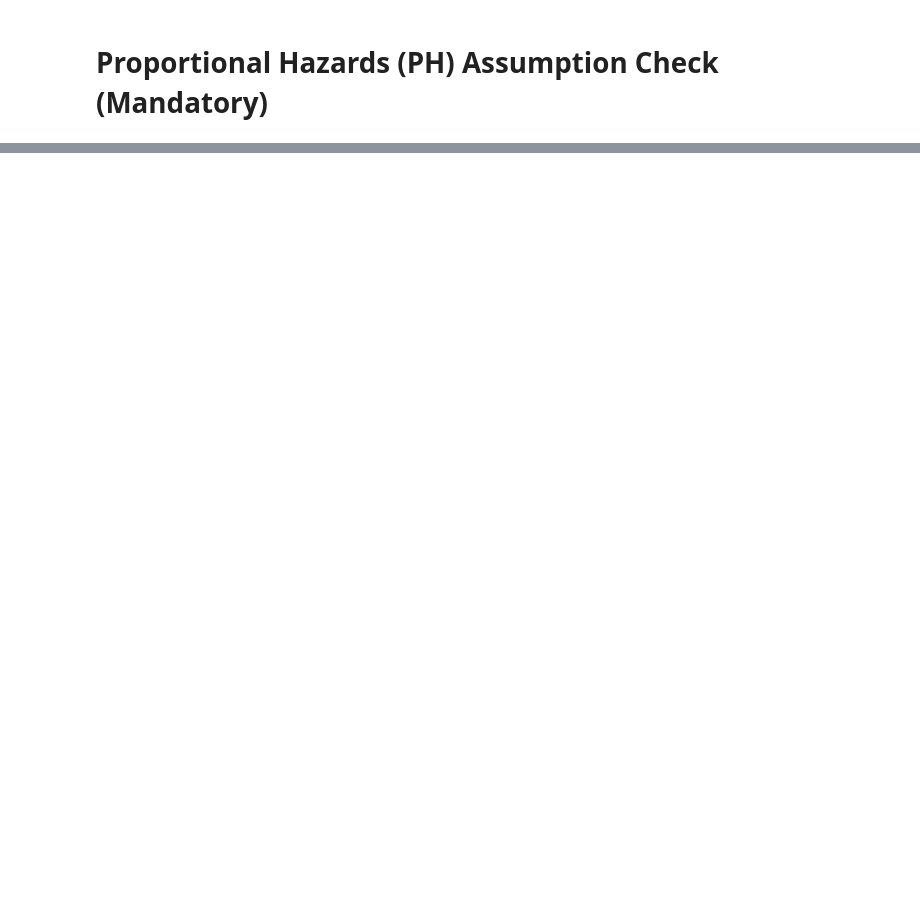
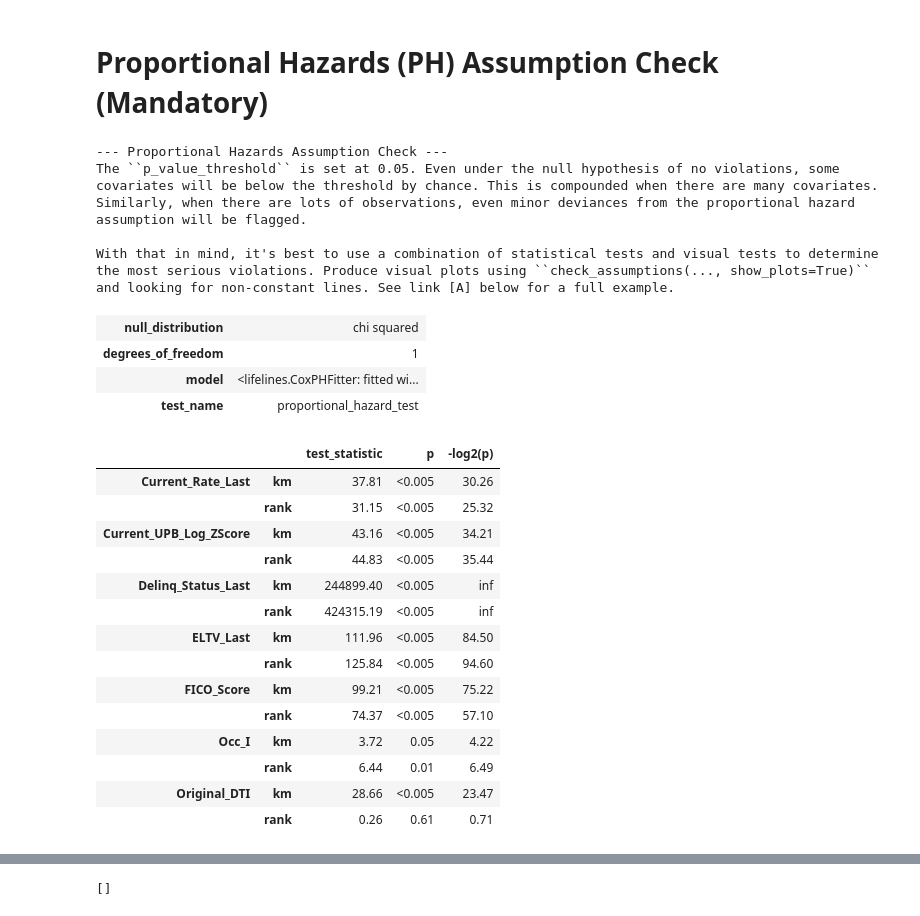
Before and after one commit to divija-rao/MBS_RiskManagement, a Jupyter notebook: cph_1 copy.ipynb, the cells around one changed output, grey strips where cells are left out. Cells and saved outputs as stored; diff of their text form; code cells hidden in the pictures; blank space fills up the shorter version.

```diff
--- a/cph_1 copy.ipynb
+++ b/cph_1 copy.ipynb
@@ -718,0 +789,42 @@ ConvergenceError: Convergence halted due to matrix inversion problems. Suspicion
+# %%
+
+# Assuming df_fit contains the duration/event columns and predictors
+# The structural fixes (dropping highly correlated variables) are incorporated implicitly.
+
+# --- Define the FINAL, CLEANED Predictor List ---
+# Dropping: Original_CLTV, Original_Term (due to VIF), and Occ_S (due to singularity)
+FINAL_MODEL_COVARS_STABLE = [
+    # Scaled Continuous Covariates
+    'FICO_Score',
+    'Original_DTI',
+    'Current_Rate_Last',
+    'ELTV_Last',
+    'Current_UPB_Log_ZScore',
+
+    # Encoded Categorical Covariates (Keeping ONLY the highest risk: Occ_I)
+    'Occ_I',
+
+    # Ordinal TVC
+    'Delinq_Status_Last'
+]
+
+# Ensure df_fit is built with these final columns + survival markers
+MODEL_COLS = FINAL_MODEL_COVARS_STABLE + ['Duration_T', 'Event_Delta']
+df_fit = survival_df_final[MODEL_COLS].dropna() # Use your defined final dataframe
+
+# --- Refit the CPH Model with Penalization ---
+print("\n--- Attempting CPH Refit with Penalization (Final Structural Fix) ---")
+
+# CRITICAL FIX: Add a small L2 penalty (penalizer) to stabilize the matrix inversion.
+# This pushes near-zero coefficients slightly away from zero, resolving singularity.
+cph = CoxPHFitter(penalizer=0.001) # Use a very small penalty
+
+cph.fit(
+    df_fit,
+    duration_col='Duration_T',
+    event_col='Event_Delta',
+    show_progress=True
+)
+
+print("\nCPH Model Fit Successful (if no error occurred).")
+cph.print_summary(model="Mortgage Default Hazard Model (Final Stabilized Fit)", decimals=4)
@@ -720,5 +868,35 @@ ConvergenceError: Convergence halted due to matrix inversion problems. Suspicion
 # Proportional Hazards (PH) Assumption Check (Mandatory)
 # %%
 print("\n--- Proportional Hazards Assumption Check ---")
+cph.check_assumptions(df_fit, p_value_threshold=0.05)
 # This check is vital; if p-value is low (<0.01), the assumption is violated.
-cph.check_assumptions(survival_df2, p_value_threshold=0.01, show_plots=False)
+#cph.check_assumptions(survival_df2, p_value_threshold=0.01, show_plots=False)
+# %% [output]
+--- Proportional Hazards Assumption Check ---
+The ``p_value_threshold`` is set at 0.05. Even under the null hypothesis of no violations, some
+covariates will be below the threshold by chance. This is compounded when there are many covariates.
+Similarly, when there are lots of observations, even minor deviances from the proportional hazard
+assumption will be flagged.
+
+With that in mind, it's best to use a combination of statistical tests and visual tests to determine
+the most serious violations. Produce visual plots using ``check_assumptions(..., show_plots=True)``
+and looking for non-constant lines. See link [A] below for a full example.
+| null_distribution | chi squared |
+| degrees_of_freedom | 1 |
+| model | <lifelines.CoxPHFitter: fitted wi... |
+| test_name | proportional_hazard_test |
+|  |  | test_statistic | p | -log2(p) |
+| Current_Rate_Last | km | 37.81 | <0.005 | 30.26 |
+|  | rank | 31.15 | <0.005 | 25.32 |
+| Current_UPB_Log_ZScore | km | 43.16 | <0.005 | 34.21 |
+|  | rank | 44.83 | <0.005 | 35.44 |
+| Delinq_Status_Last | km | 244899.40 | <0.005 | inf |
+|  | rank | 424315.19 | <0.005 | inf |
+| ELTV_Last | km | 111.96 | <0.005 | 84.50 |
+|  | rank | 125.84 | <0.005 | 94.60 |
+| FICO_Score | km | 99.21 | <0.005 | 75.22 |
+|  | rank | 74.37 | <0.005 | 57.10 |
+| Occ_I | km | 3.72 | 0.05 | 4.22 |
+|  | rank | 6.44 | 0.01 | 6.49 |
+| Original_DTI | km | 28.66 | <0.005 | 23.47 |
+|  | rank | 0.26 | 0.61 | 0.71 |
@@ -724,0 +920 @@ cph.check_assumptions(survival_df2, p_value_threshold=0.01, show_plots=False)
+[]
```
Also changed, not shown: parts of 7 cells of this notebook.
